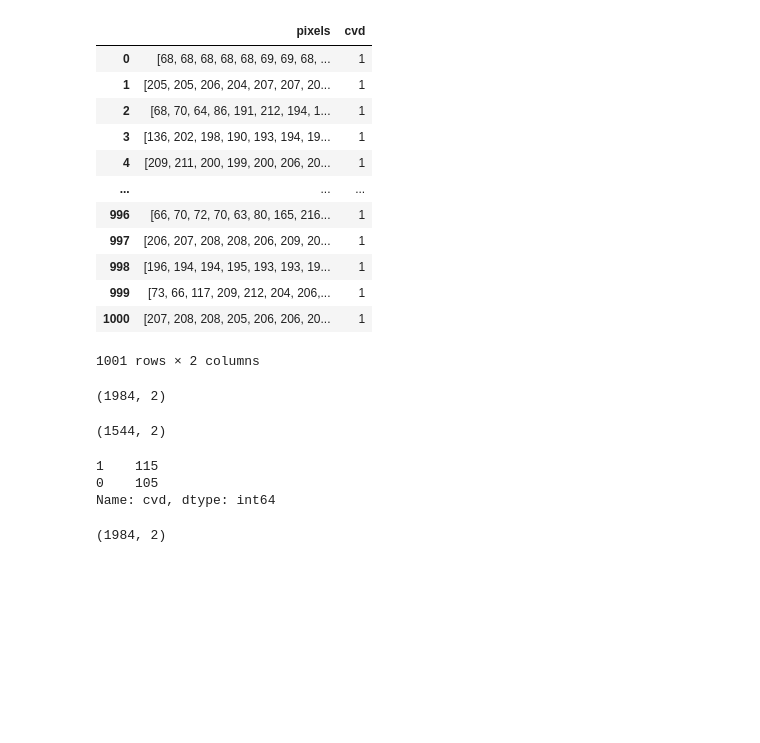
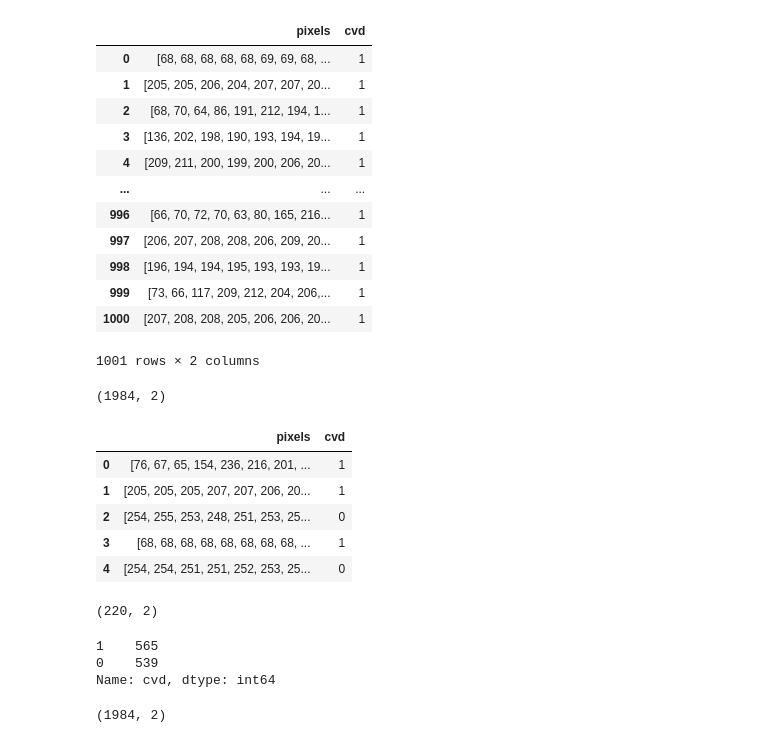
Before and after one commit to hurutta/XFedAi, a Jupyter notebook: XFedAi_v2.ipynb, the cells around one changed output. Saved outputs shown, nothing was run; the diff lists cells and outputs as text; code cells hidden in the pictures; blank space fills up the shorter version.

```diff
--- a/XFedAi_v2.ipynb
+++ b/XFedAi_v2.ipynb
@@ -209,5 +209,14 @@ for i in range(0,len(img2),1):
 df.shape
 # %% [output]
 (1984, 2)
+# %%
+df.head()
+# %% [output]
+|  | pixels | cvd |
+| 0 | [76, 67, 65, 154, 236, 216, 201, ... | 1 |
+| 1 | [205, 205, 205, 207, 207, 206, 20... | 1 |
+| 2 | [254, 255, 253, 248, 251, 253, 25... | 0 |
+| 3 | [68, 68, 68, 68, 68, 68, 68, 68, ... | 1 |
+| 4 | [254, 254, 251, 251, 252, 253, 25... | 0 |
 # %%
 df = df.sample(frac=1).reset_index(drop=True)
@@ -216,8 +225,8 @@ df2=df.iloc[1544:1764]
 df3=df.iloc[1764:1984]
 # %%
-df1.shape
+df3.shape
 # %% [output]
-(1544, 2)
+(220, 2)
 # %%
 def prepare_data(data):
     """ Prepare data for modeling
@@ -234,10 +243,10 @@ def prepare_data(data):
 
     return image_array, image_label
 # %%
-df3['cvd'].value_counts()
+df1['cvd'].value_counts()
 # %% [output]
-1    115
-0    105
+1    565
+0    539
 Name: cvd, dtype: int64
 # %%
 status = {0: 'no_covid', 1: 'covid'}
```
Also changed, not shown: parts of 13 cells of this notebook.
